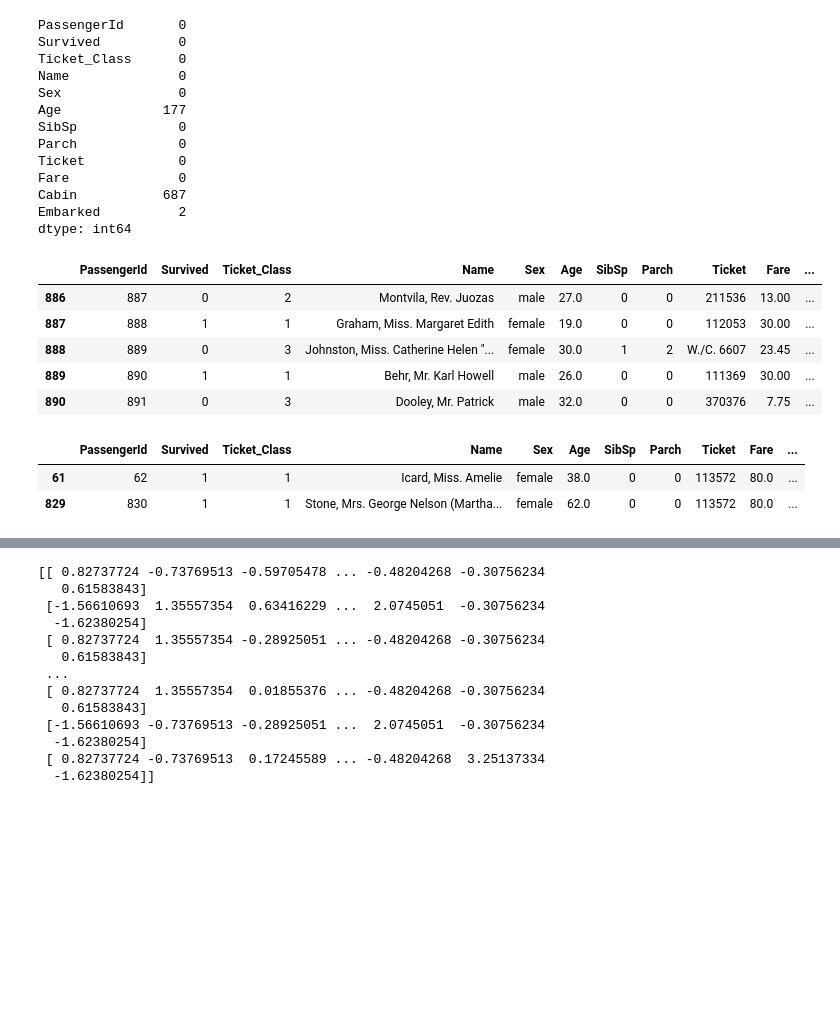
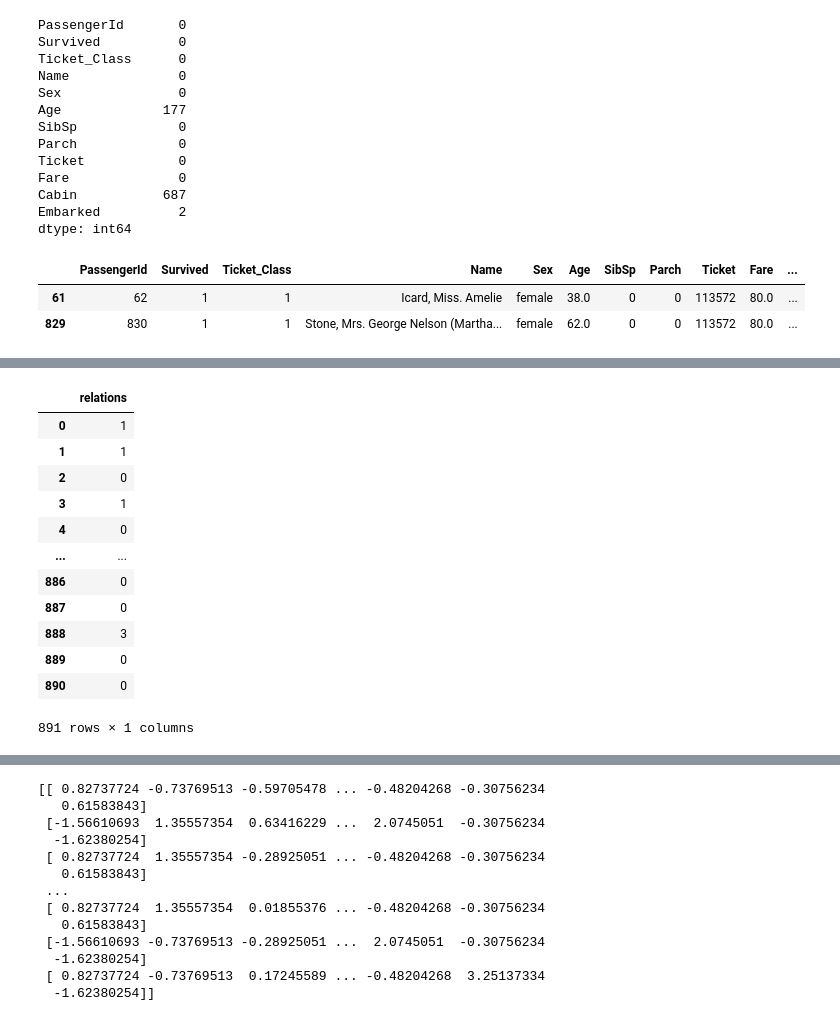
Before and after one commit to oluwamayowaa/titanic-repo, a Jupyter notebook: getting-started-with-titanic.ipynb, the cells around one changed output, grey strips where cells are left out. Cells and saved outputs as stored; diff of their text form; code cells hidden in the pictures; blank space fills up the shorter version.

```diff
--- a/getting-started-with-titanic.ipynb
+++ b/getting-started-with-titanic.ipynb
@@ -92,14 +84,6 @@ mean= train_df['Age'].mean()
 mean = round(mean)
 
 train_df['Age'] = train_df['Age'].fillna(mean)
-train_df.tail(5)
-# %% [output]
-|  | PassengerId | Survived | Ticket_Class | Name | Sex | Age | SibSp | Parch | Ticket | Fare | ... |
-| 886 | 887 | 0 | 2 | Montvila, Rev. Juozas | male | 27.0 | 0 | 0 | 211536 | 13.00 | ... |
-| 887 | 888 | 1 | 1 | Graham, Miss. Margaret Edith | female | 19.0 | 0 | 0 | 112053 | 30.00 | ... |
-| 888 | 889 | 0 | 3 | Johnston, Miss. Catherine Helen "... | female | 30.0 | 1 | 2 | W./C. 6607 | 23.45 | ... |
-| 889 | 890 | 1 | 1 | Behr, Mr. Karl Howell | male | 26.0 | 0 | 0 | 111369 | 30.00 | ... |
-| 890 | 891 | 0 | 3 | Dooley, Mr. Patrick | male | 32.0 | 0 | 0 | 370376 | 7.75 | ... |
 # %%
 #fetching rows with missing embarked columns
 train_df[train_df['Embarked'].isnull()]
@@ -120,5 +104,23 @@ train_df.head()
 | 2 | 3 | 1 | 3 | Heikkinen, Miss. Laina | 1 | 26.0 | 0 | 0 | STON/O2. 3101282 | 7.9250 | ... |
 | 3 | 4 | 1 | 1 | Futrelle, Mrs. Jacques Heath (Lil... | 1 | 35.0 | 1 | 0 | 113803 | 53.1000 | ... |
 | 4 | 5 | 0 | 3 | Allen, Mr. William Henry | 0 | 35.0 | 0 | 0 | 373450 | 8.0500 | ... |
+# %%
+#feature engineering
+train_df['relations'] = pd.Series(train_df['SibSp'] + train_df['Parch'])
+pd.DataFrame(train_df['relations'])
+# %% [output]
+|  | relations |
+| 0 | 1 |
+| 1 | 1 |
+| 2 | 0 |
+| 3 | 1 |
+| 4 | 0 |
+| ... | ... |
+| 886 | 0 |
+| 887 | 0 |
+| 888 | 3 |
+| 889 | 0 |
+| 890 | 0 |
+891 rows × 1 columns
 # %%
 #creating independent and dependent variables
```
Also changed, not shown: parts of 17 cells of this notebook.
